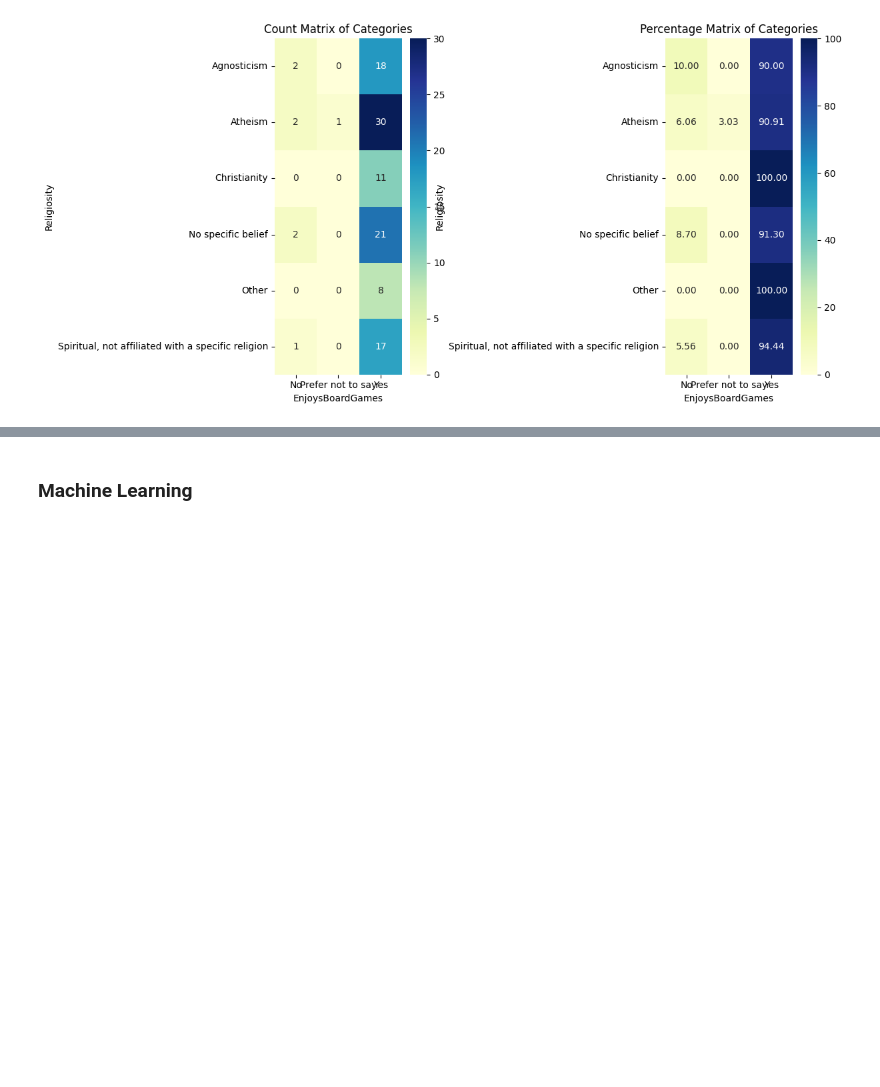
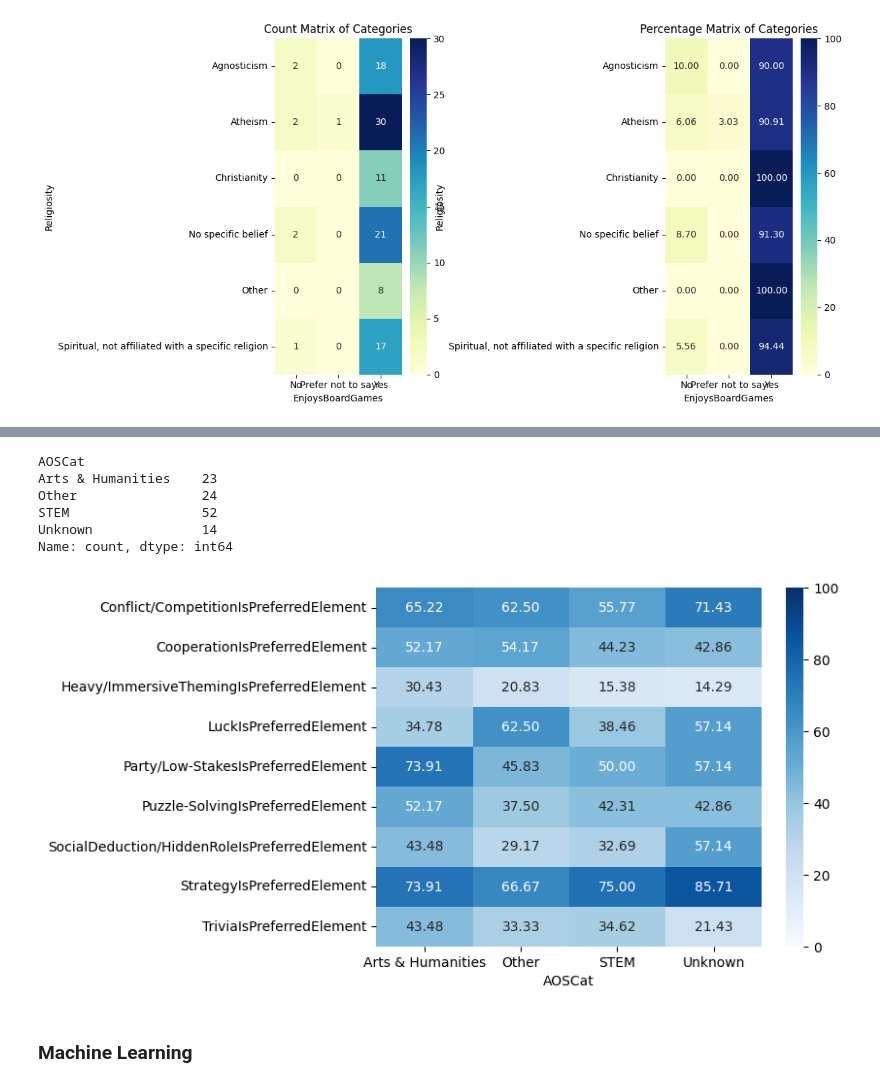
Before and after one commit to sevenwwu/sevenwwu.github.io, a Jupyter notebook: Data Science 311 Findings.ipynb, the cells around one changed output, grey strips where cells are left out. Drawn from its saved outputs; the diff is of its cells as text; code cells hidden in the pictures; blank space fills up the shorter version.

```diff
--- a/Data Science 311 Findings.ipynb
+++ b/Data Science 311 Findings.ipynb
@@ -593,2 +650,22 @@ plot_count_and_percentage_heatmaps(copy_df['BoardGamesOwned'].sort_values(), cop
+# %%
+selected_rows = cleaned_df.copy()
+selected_rows["FrequencyOfPlay"] = cleaned_df["FrequencyOfPlay"].apply(lambda x: "At Least Weekly" if x in ["Daily","Several times a week","Weekly"] else x)
+selected_rows = filter_threshold(selected_rows,"AOSCat",10)
+
+selected_rows["FrequencyOfPlay"] = pd.Categorical(selected_rows["FrequencyOfPlay"],
+    categories=["At Least Weekly","Several times a month","Monthly","Every few months","Rarely/Seldom","Never","Prefer not to say"],ordered=True)
+
+plot_heatmap_of_bool_features_percent(selected_rows,"AOSCat",
+    ["Conflict/CompetitionIsPreferredElement","CooperationIsPreferredElement","Heavy/ImmersiveThemingIsPreferredElement","LuckIsPreferredElement",
+     "Party/Low-StakesIsPreferredElement","Puzzle-SolvingIsPreferredElement","SocialDeduction/HiddenRoleIsPreferredElement","SocialDeduction/HiddenRoleIsPreferredElement",
+     "StrategyIsPreferredElement","TriviaIsPreferredElement"])
+# %% [output]
+AOSCat
+Arts & Humanities    23
+Other                24
+STEM                 52
+Unknown              14
+Name: count, dtype: int64
+[figure, added]
 # %% [markdown]
 ### Machine Learning
```
Also changed, not shown: parts of 18 cells of this notebook.
